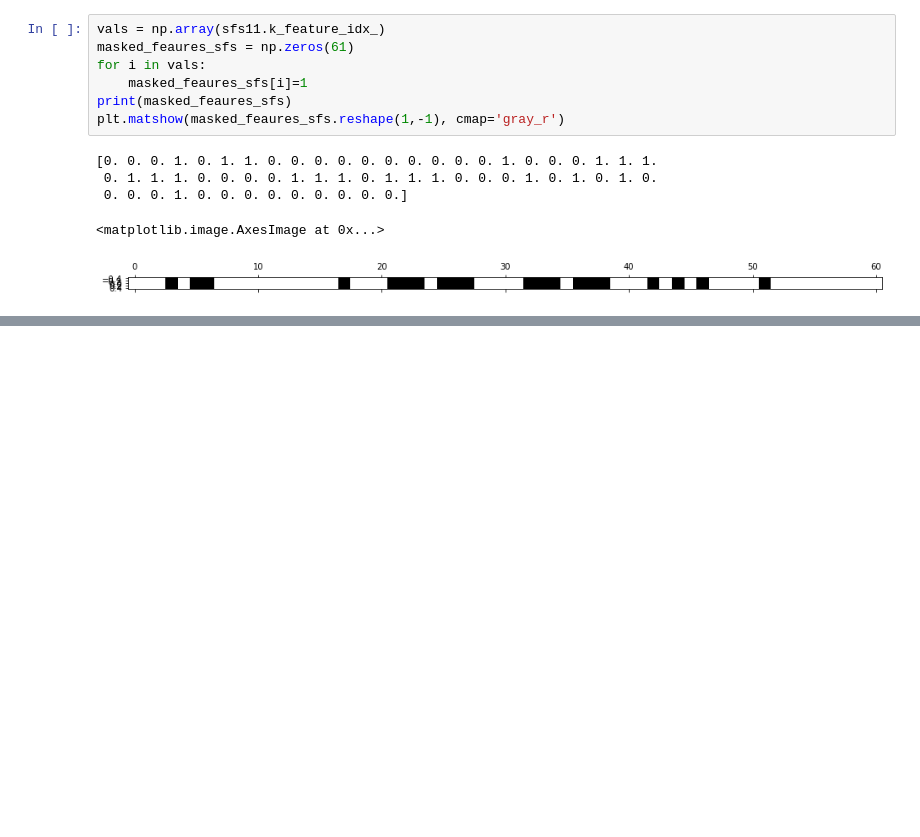
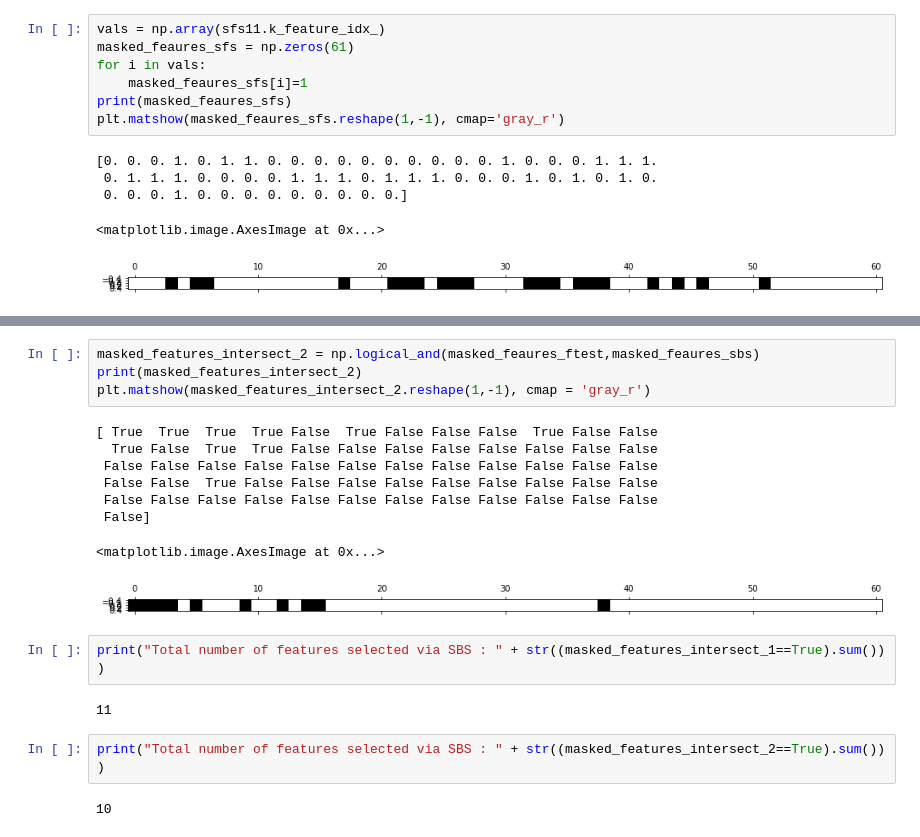
Before and after one commit to grvmishra788/Analyzing-Road-Accidents-Using-Data-Mining-and-Machine-Learning-Techniques, a Jupyter notebook: Script_Accident_Analysis.ipynb, the cells around one changed output, grey strips where cells are left out. Saved outputs shown, nothing was run; the diff lists cells and outputs as text; blank space fills up the shorter version.

```diff
--- a/Script_Accident_Analysis.ipynb
+++ b/Script_Accident_Analysis.ipynb
@@ -167,0 +226,21 @@ plt.matshow(masked_feaures_sbs.reshape(1,-1), cmap='gray_r')
+# %%
+masked_features_intersect_2 = np.logical_and(masked_feaures_ftest,masked_feaures_sbs)
+print(masked_features_intersect_2)
+plt.matshow(masked_features_intersect_2.reshape(1,-1), cmap = 'gray_r')
+# %% [output]
+[ True  True  True  True False  True False False False  True False False
+  True False  True  True False False False False False False False False
+ False False False False False False False False False False False False
+ False False  True False False False False False False False False False
+ False False False False False False False False False False False False
+ False]
+<matplotlib.image.AxesImage at 0x...>
+[figure, added]
+# %%
+print("Total number of features selected via SBS : " + str((masked_features_intersect_1==True).sum()) )
+# %% [output]
+11
+# %%
+print("Total number of features selected via SBS : " + str((masked_features_intersect_2==True).sum()) )
+# %% [output]
+10
```
Also changed, not shown: parts of 14 cells of this notebook.
